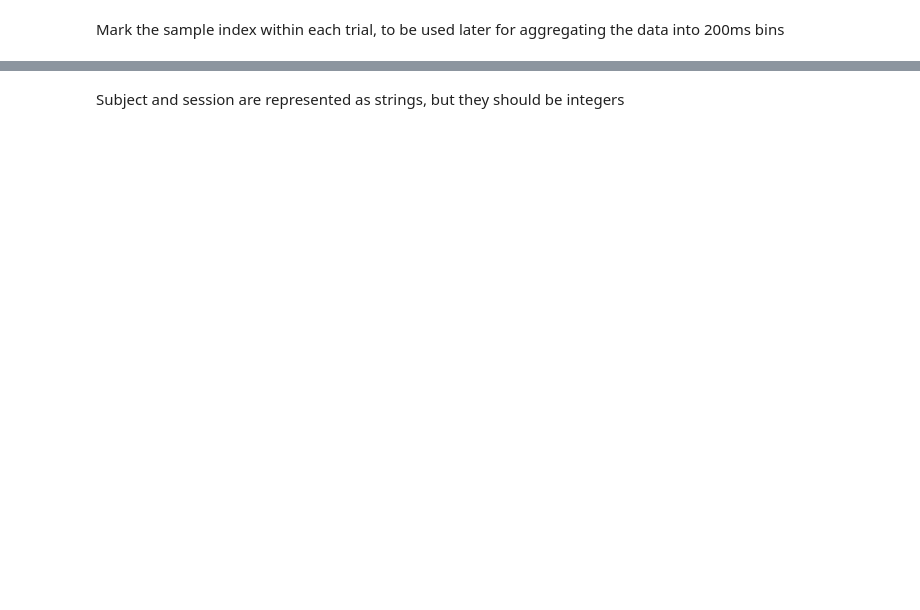
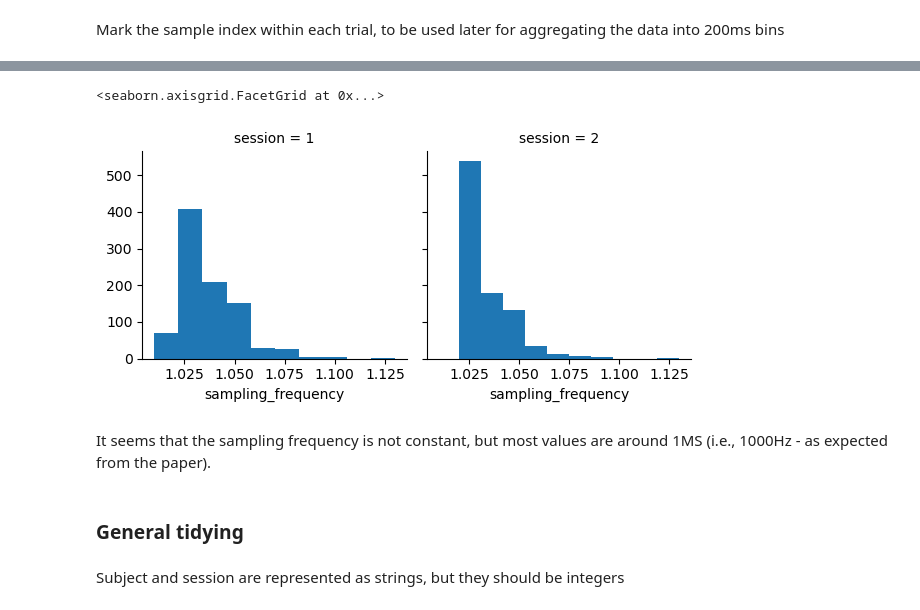
Before and after one commit to EitanHemed/emg-gestures, a Jupyter notebook: notebooks/preperation-exploration.ipynb, the cells around one changed output, grey strips where cells are left out. Drawn from its saved outputs; the diff is of its cells as text; code cells hidden in the pictures; blank space fills up the shorter version.

```diff
--- a/notebooks/preperation-exploration.ipynb
+++ b/notebooks/preperation-exploration.ipynb
@@ -124,0 +202,7 @@ df['trial_sample_idx'] = df.groupby(['subject', 'session', 'trial_num'])['sessio
+# %%
+trial_duration_data = df.groupby(['subject', 'session', 'trial_num'])[
+    'time_within_trial'].agg(['max', 'count']).rename({'count': 'numof_samples'}, axis=1).reset_index()
+# %%
+trial_duration_data['sampling_frequency'] = (trial_duration_data['max'] /
+    trial_duration_data['numof_samples']).round(2)
+trial_duration_data.head()
@@ -125,3 +216,13 @@ df['trial_sample_idx'] = df.groupby(['subject', 'session', 'trial_num'])['sessio
+# %%
+g = sns.FacetGrid(trial_duration_data, col='session', col_wrap=3)
+g.map(plt.hist, 'sampling_frequency')
+# %% [output]
+<seaborn.axisgrid.FacetGrid at 0x...>
+[figure, added]
+# %% [markdown]
+It seems that the sampling frequency is not constant, but most values are around 1MS (i.e., 1000Hz - as expected from the paper).
+# %% [markdown]
+### General tidying
 # %% [markdown]
 Subject and session are represented as strings, but they should be integers
 # %%
```
Also changed, not shown: parts of 57 cells of this notebook.
